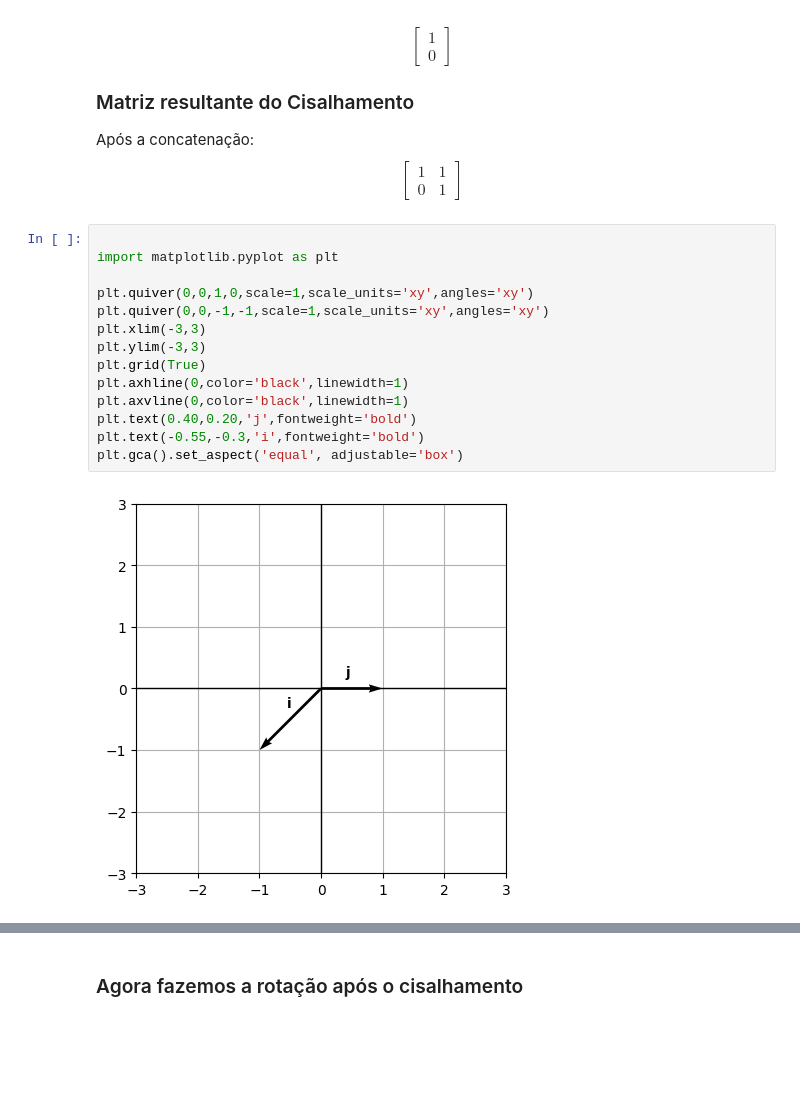
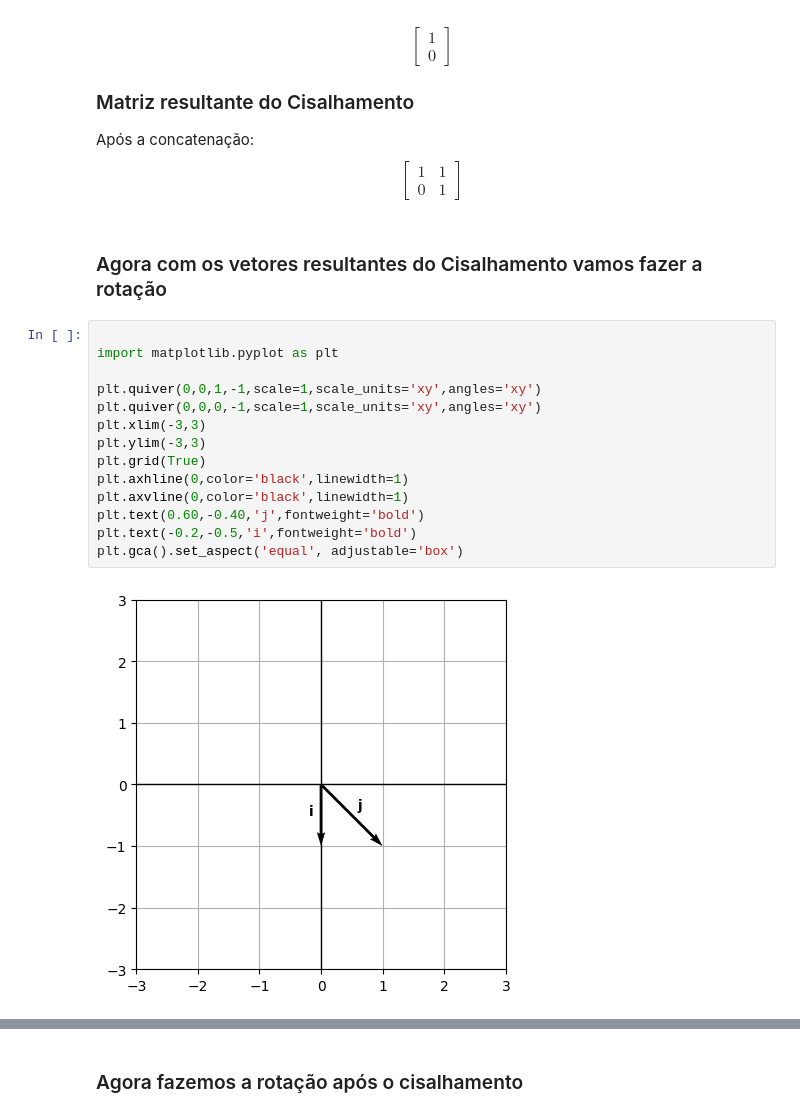
Before and after one commit to MurilloFig/Matem-tica-Computacional, a Jupyter notebook: Atividade1.ipynb, the cells around one changed output, grey strips where cells are left out. Drawn from its saved outputs; the diff is of its cells as text; blank space fills up the shorter version.

Commit message:
Ajuste do gráfico de cisalhamento seguido por rotação

```diff
--- a/Atividade1.ipynb
+++ b/Atividade1.ipynb
@@ -290,22 +290,24 @@ Após a concatenação:
 1 & 1 \\
 0 & 1
 \end{bmatrix}
+# %% [markdown]
+### Agora com os vetores resultantes do Cisalhamento vamos fazer a rotação
 # %%
 
 import matplotlib.pyplot as plt
 
-plt.quiver(0,0,1,0,scale=1,scale_units='xy',angles='xy')
-plt.quiver(0,0,-1,-1,scale=1,scale_units='xy',angles='xy')
+plt.quiver(0,0,1,-1,scale=1,scale_units='xy',angles='xy')
+plt.quiver(0,0,0,-1,scale=1,scale_units='xy',angles='xy')
 plt.xlim(-3,3)
 plt.ylim(-3,3)
 plt.grid(True)
 plt.axhline(0,color='black',linewidth=1)
 plt.axvline(0,color='black',linewidth=1)
-plt.text(0.40,0.20,'j',fontweight='bold')
-plt.text(-0.55,-0.3,'i',fontweight='bold')
+plt.text(0.60,-0.40,'j',fontweight='bold')
+plt.text(-0.2,-0.5,'i',fontweight='bold')
 plt.gca().set_aspect('equal', adjustable='box')
 # %% [output]
-[figure, old version]
+[figure, new version]
 # %% [markdown]
 ### Vetor j:
 
```
Also changed, not shown: parts of 1 cell of this notebook.
